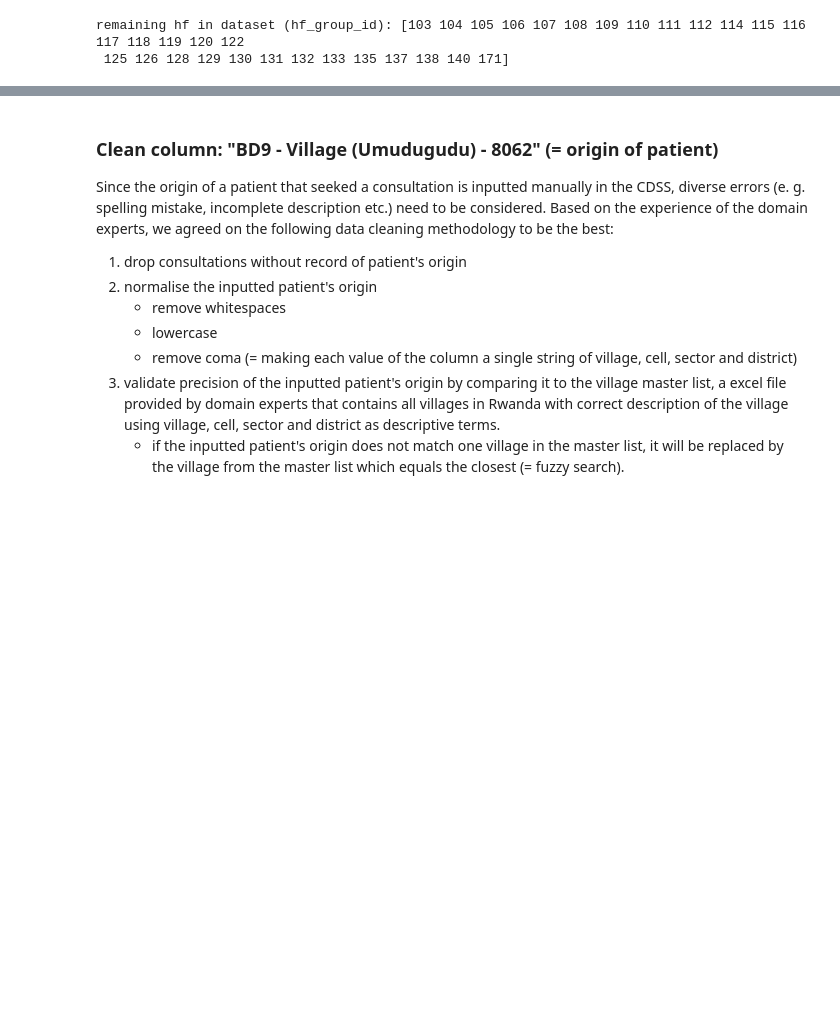
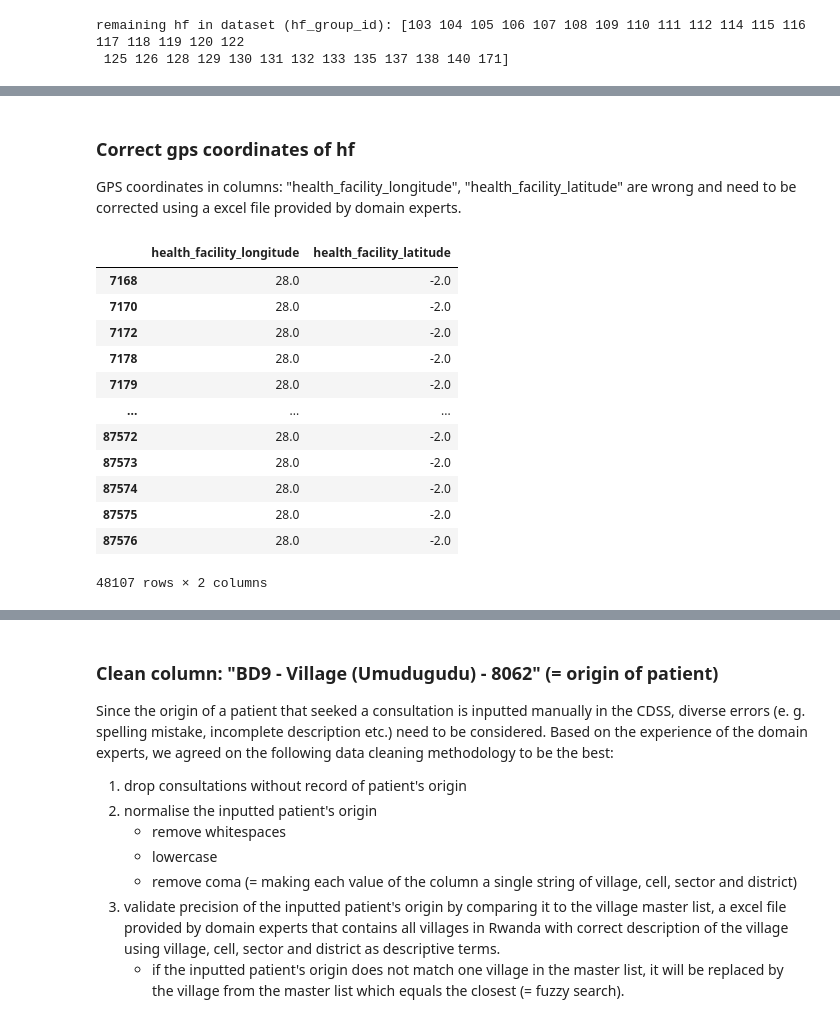
Before and after one commit to sid030sid/DYNAMIC-igh-ml-semester-project, a Jupyter notebook: rw-import-cleaning-preperation.ipynb, the cells around one changed output, grey strips where cells are left out. Saved outputs shown, nothing was run; the diff lists cells and outputs as text; code cells hidden in the pictures; blank space fills up the shorter version.

```diff
--- a/rw-import-cleaning-preperation.ipynb
+++ b/rw-import-cleaning-preperation.ipynb
@@ -240,3 +240,23 @@ rw_data.loc[(rw_data["arm"] == "control") & (rw_data["group"] == 2), "interventi
 rw_data.loc[(rw_data["arm"] == "control") & (rw_data["group"] == 3),"intervention_period_start"] = "2022-12-01"
 
 rw_data = rw_data[rw_data["intervention_period_start"] <= rw_data["medical_case_consultation_date"]]
+# %% [markdown]
+### Correct gps coordinates of hf
+
+GPS coordinates in columns: "health_facility_longitude", "health_facility_latitude" are wrong and need to be corrected using a excel file provided by domain experts.
+# %%
+rw_data[["health_facility_longitude", "health_facility_latitude",]]
+# %% [output]
+|  | health_facility_longitude | health_facility_latitude |
+| 7168 | 28.0 | -2.0 |
+| 7170 | 28.0 | -2.0 |
+| 7172 | 28.0 | -2.0 |
+| 7178 | 28.0 | -2.0 |
+| 7179 | 28.0 | -2.0 |
+| ... | ... | ... |
+| 87572 | 28.0 | -2.0 |
+| 87573 | 28.0 | -2.0 |
+| 87574 | 28.0 | -2.0 |
+| 87575 | 28.0 | -2.0 |
+| 87576 | 28.0 | -2.0 |
+48107 rows × 2 columns
```
Also changed, not shown: parts of 4 cells of this notebook, 2 other files.
